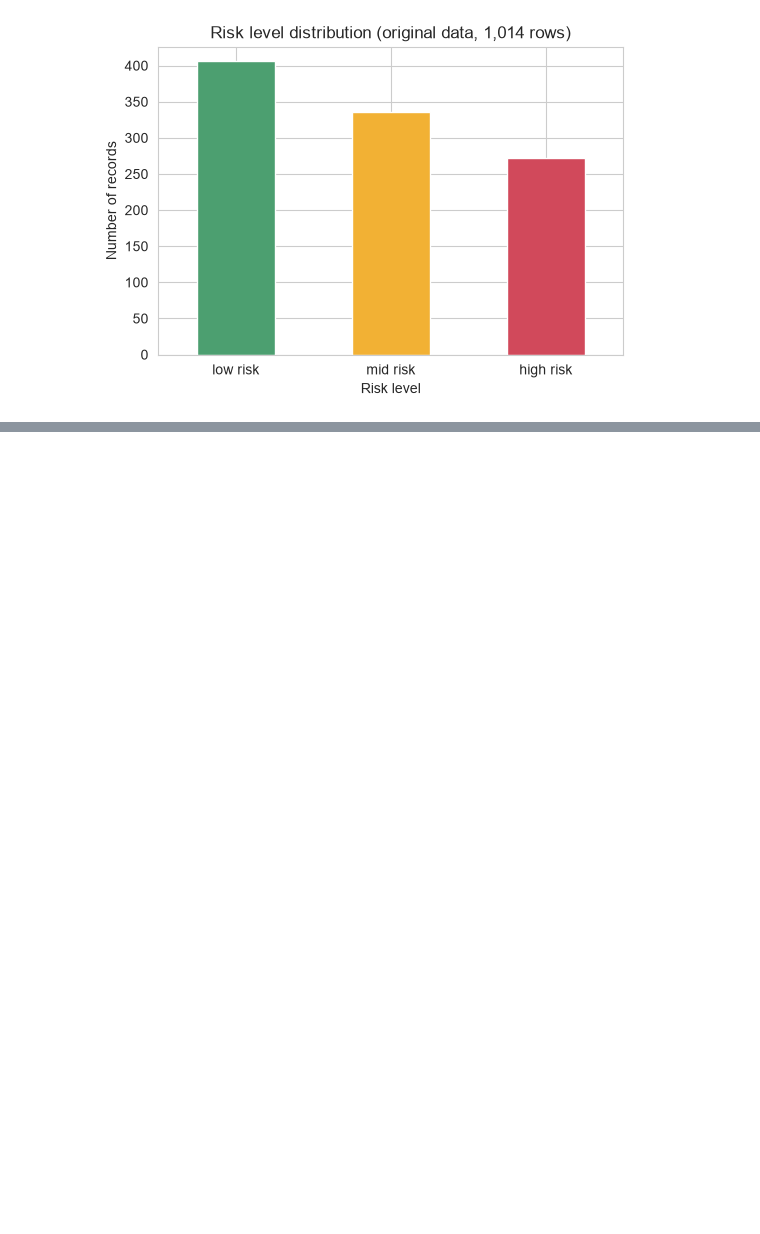
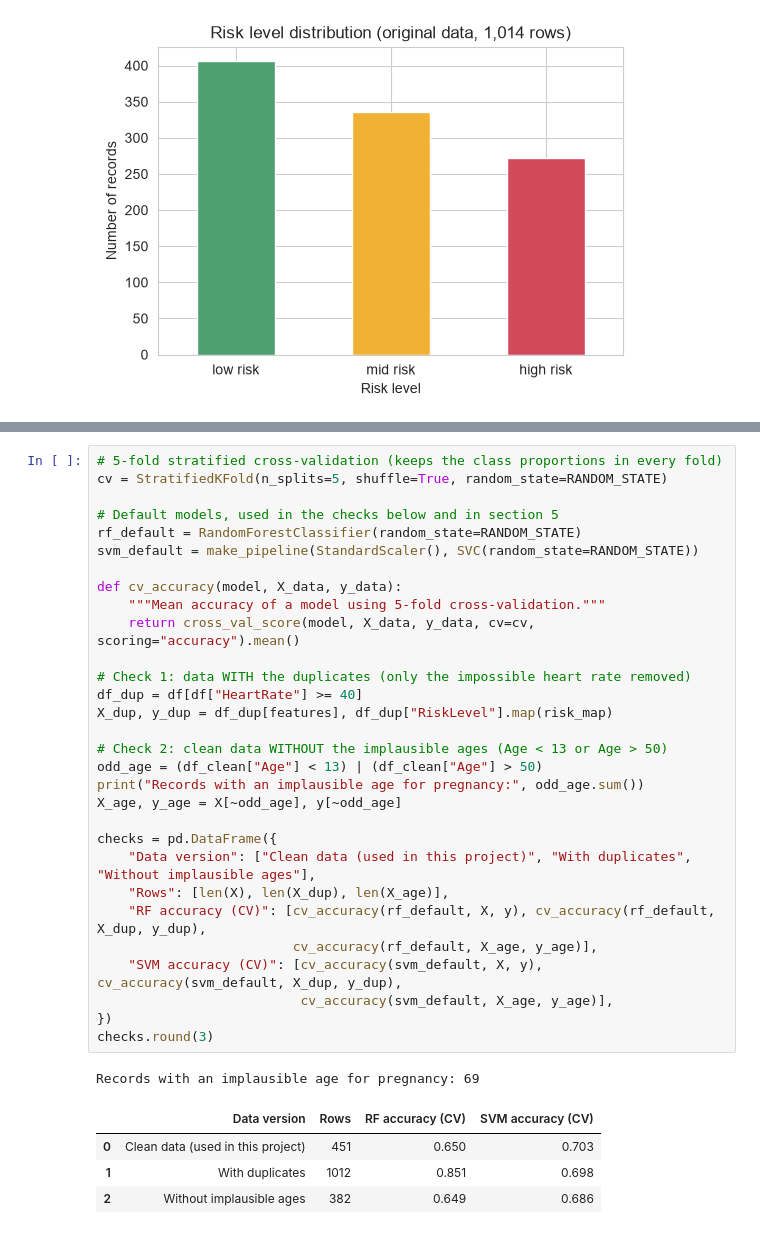
Before and after one commit to Daniella-CCT/Machine-Learning-Sept26, a Jupyter notebook: 2026613_ DaniellaSilveira_CA1_M-Learning_Notebook.ipynb, the cells around one changed output, grey strips where cells are left out. Cells and saved outputs as stored; diff of their text form; blank space fills up the shorter version.

```diff
--- a/2026613_ DaniellaSilveira_CA1_M-Learning_Notebook.ipynb
+++ b/2026613_ DaniellaSilveira_CA1_M-Learning_Notebook.ipynb
@@ -134,0 +201,36 @@ Name: count, dtype: int64
+# %%
+# 5-fold stratified cross-validation (keeps the class proportions in every fold)
+cv = StratifiedKFold(n_splits=5, shuffle=True, random_state=RANDOM_STATE)
+
+# Default models, used in the checks below and in section 5
+rf_default = RandomForestClassifier(random_state=RANDOM_STATE)
+svm_default = make_pipeline(StandardScaler(), SVC(random_state=RANDOM_STATE))
+
+def cv_accuracy(model, X_data, y_data):
+    """Mean accuracy of a model using 5-fold cross-validation."""
+    return cross_val_score(model, X_data, y_data, cv=cv, scoring="accuracy").mean()
+
+# Check 1: data WITH the duplicates (only the impossible heart rate removed)
+df_dup = df[df["HeartRate"] >= 40]
+X_dup, y_dup = df_dup[features], df_dup["RiskLevel"].map(risk_map)
+
+# Check 2: clean data WITHOUT the implausible ages (Age < 13 or Age > 50)
+odd_age = (df_clean["Age"] < 13) | (df_clean["Age"] > 50)
+print("Records with an implausible age for pregnancy:", odd_age.sum())
+X_age, y_age = X[~odd_age], y[~odd_age]
+
+checks = pd.DataFrame({
+    "Data version": ["Clean data (used in this project)", "With duplicates", "Without implausible ages"],
+    "Rows": [len(X), len(X_dup), len(X_age)],
+    "RF accuracy (CV)": [cv_accuracy(rf_default, X, y), cv_accuracy(rf_default, X_dup, y_dup),
+                         cv_accuracy(rf_default, X_age, y_age)],
+    "SVM accuracy (CV)": [cv_accuracy(svm_default, X, y), cv_accuracy(svm_default, X_dup, y_dup),
+                          cv_accuracy(svm_default, X_age, y_age)],
+})
+checks.round(3)
+# %% [output]
+Records with an implausible age for pregnancy: 69
+|  | Data version | Rows | RF accuracy (CV) | SVM accuracy (CV) |
+| 0 | Clean data (used in this project) | 451 | 0.650 | 0.703 |
+| 1 | With duplicates | 1012 | 0.851 | 0.698 |
+| 2 | Without implausible ages | 382 | 0.649 | 0.686 |
```
Also changed, not shown: parts of 15 cells of this notebook.
